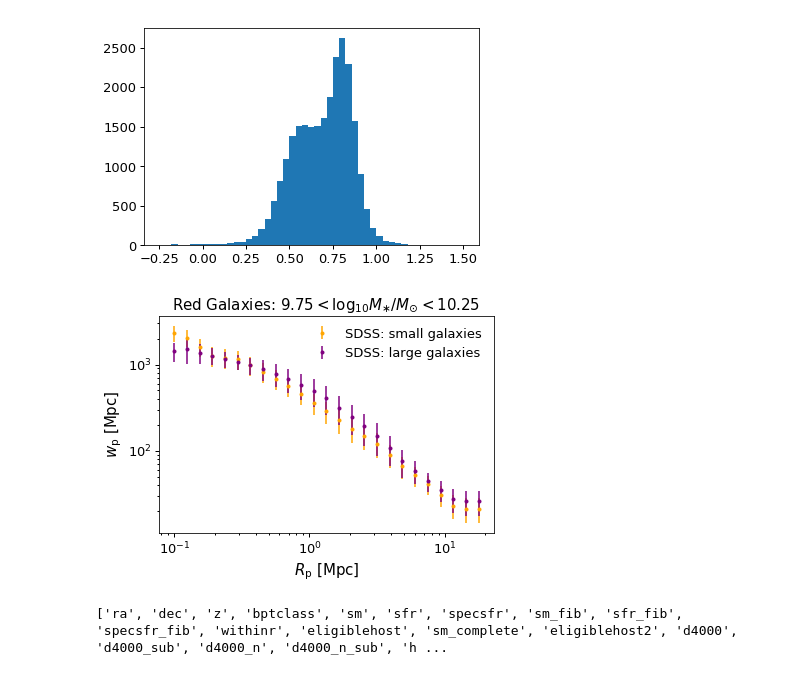
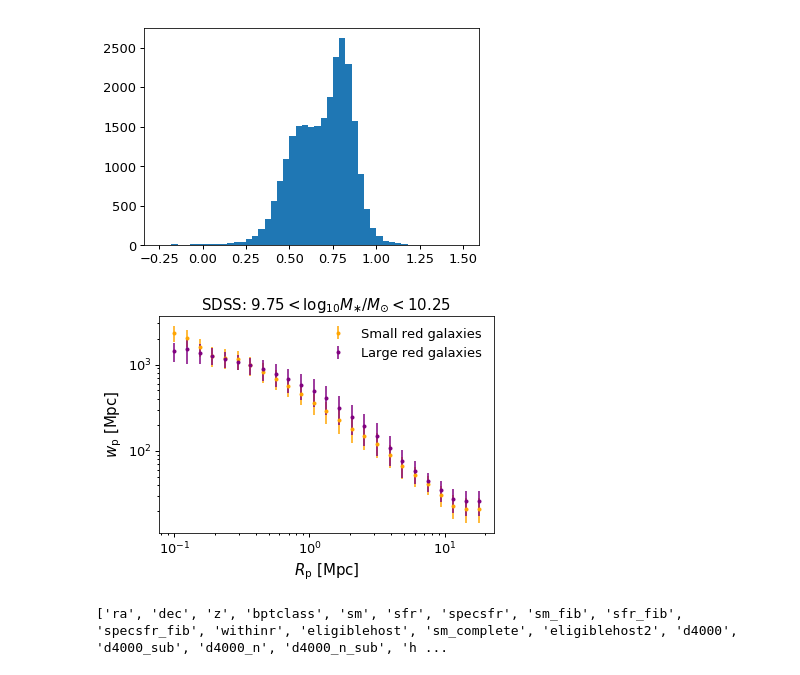
Before and after one commit to aphearin/galsize_models, a Jupyter notebook: notebooks/charlton_comparisons.ipynb, the cells around one changed output. Cells and saved outputs as stored; diff of their text form; code cells hidden in the pictures.

```diff
--- a/notebooks/charlton_comparisons.ipynb
+++ b/notebooks/charlton_comparisons.ipynb
@@ -164,22 +164,22 @@ rp_sm10p0_red_large, wp_sm10p0_red_large, wperr_sm10p0_red_large = measure_wp(re
 # %%
 fig, ax = plt.subplots(1, 1)
 
 __=ax.loglog()
 
 __=ax.errorbar(rp_sm10p0_red_small, wp_sm10p0_red_small, wperr_sm10p0_red_small,
-               fmt='.', color='orange', label='SDSS: small galaxies')
+               fmt='.', color='orange', label='Small red galaxies')
 __=ax.errorbar(rp_sm10p0_red_large, wp_sm10p0_red_large, wperr_sm10p0_red_large,
-               fmt='.', color='purple', label='SDSS: large galaxies')
+               fmt='.', color='purple', label='Large red galaxies')
 
 xlabel = ax.set_xlabel(r'$R_{\rm p}$ $[{\rm Mpc}]$')
 ylabel = ax.set_ylabel(r'$w_{\rm p}$ $[{\rm Mpc}]$')
-title = ax.set_title(r'Red Galaxies: ${9.75} < \log_{10}M_{\ast}/M_{\odot} < {10.25}$')
+title = ax.set_title(r'SDSS: ${9.75} < \log_{10}M_{\ast}/M_{\odot} < {10.25}$')
 legend = ax.legend()
 
 figname = 'red_sdss_size_dependent_clustering_9p75_to_10p25.pdf'
 fig.savefig(figname, bbox_extra_artists=[xlabel, ylabel], bbox_inches='tight')
 # %% [output]
-[figure, old version]
+[figure, new version]
 # %%
 print(sdss.keys())
 # %% [output]
```
Also changed, not shown: parts of 3 cells of this notebook, 4 other files.
